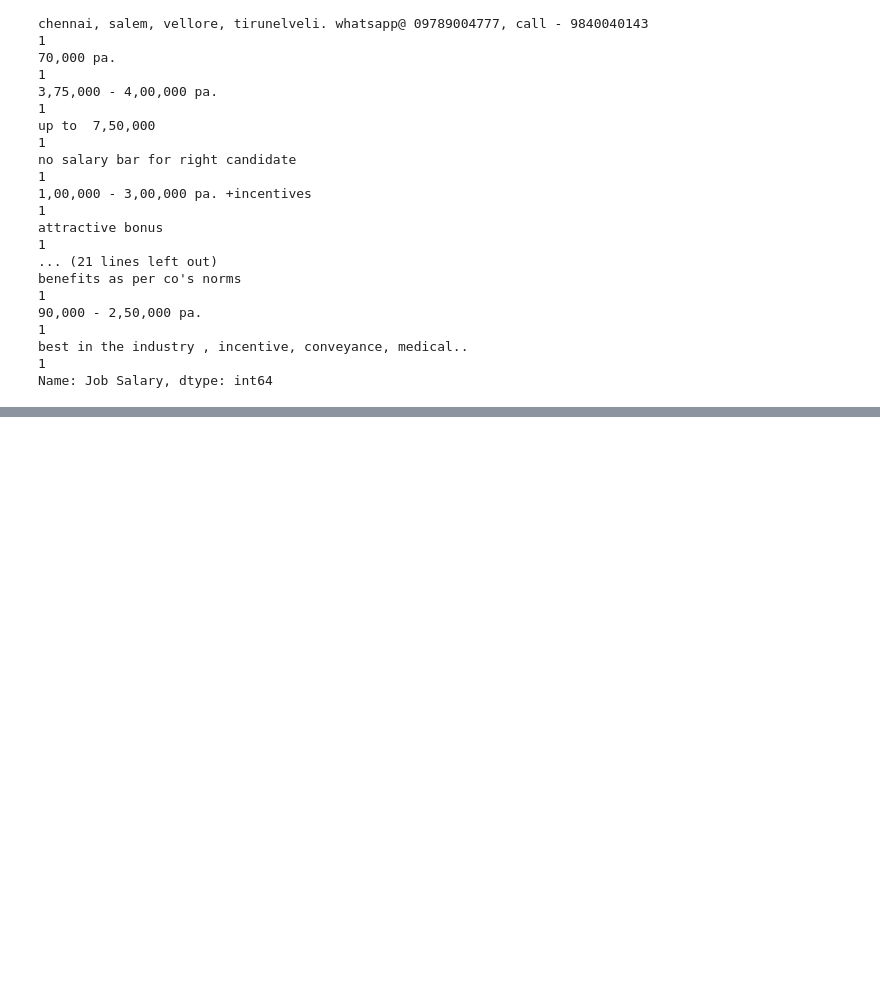
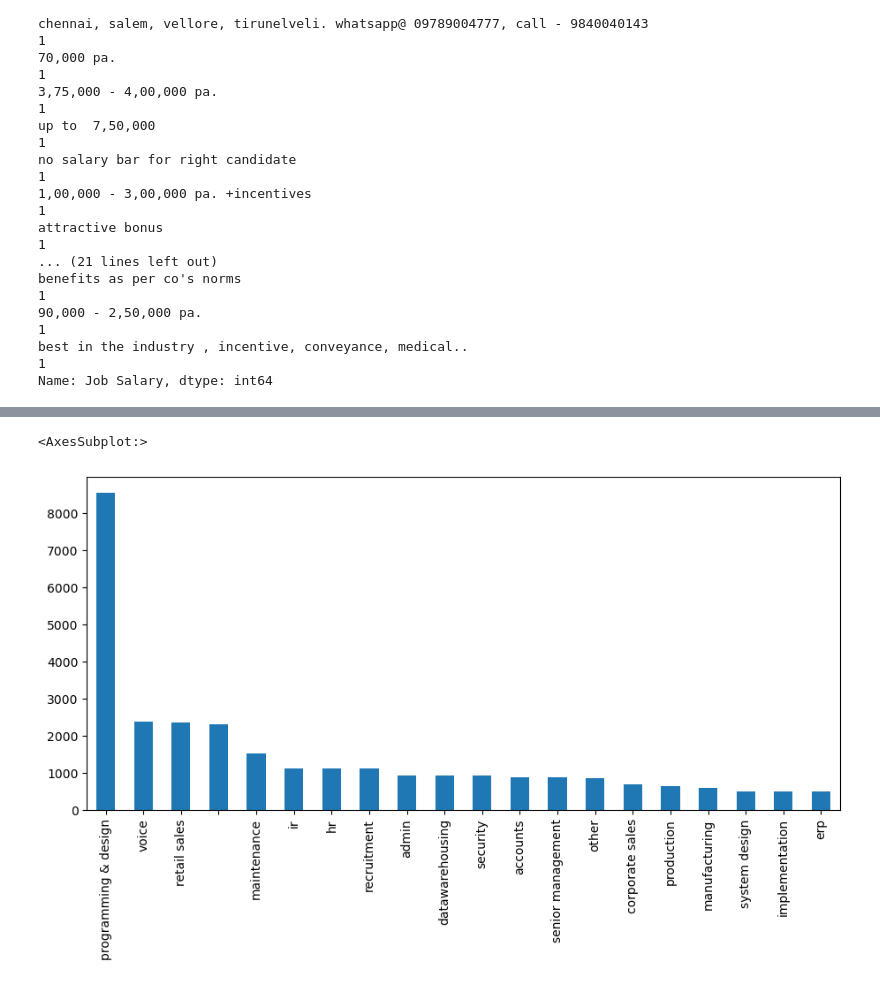
Before and after one commit to simrangrover5/DataScienceBatch_7_30PM, a Jupyter notebook: Project/Analysis.ipynb, the cells around one changed output, grey strips where cells are left out. Cells and saved outputs as stored; diff of their text form; code cells hidden in the pictures; blank space fills up the shorter version.

```diff
--- a/Project/Analysis.ipynb
+++ b/Project/Analysis.ipynb
@@ -620,0 +678,7 @@ Name: Job Salary, dtype: int64
+# %%
+pick = pd.read_pickle("send")
+# %%
+pd.Series(pick).value_counts()[:20].plot(kind="bar")
+# %% [output]
+<AxesSubplot:>
+[figure, added]
```
Also changed, not shown: parts of 27 cells of this notebook, 1 other file.
